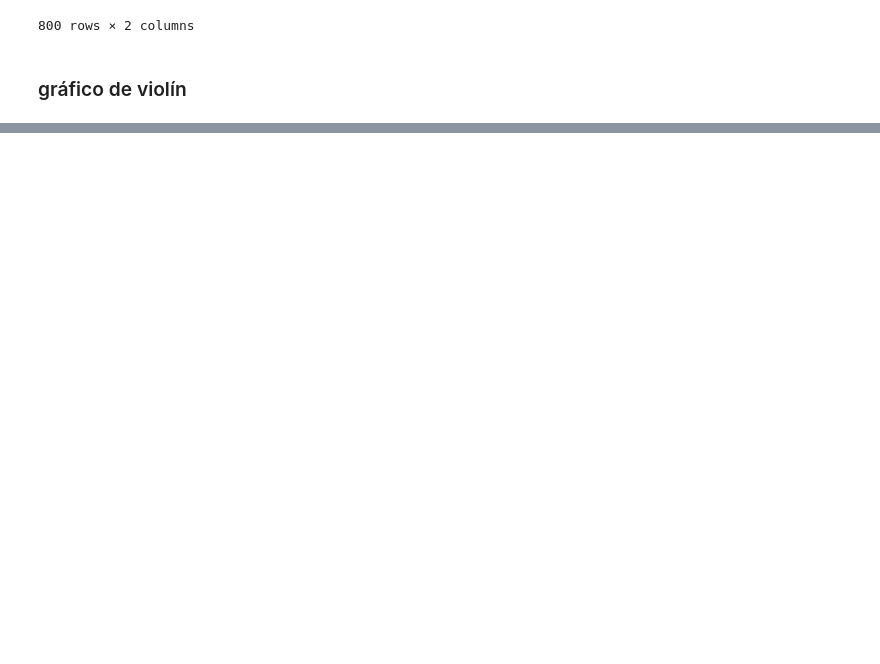
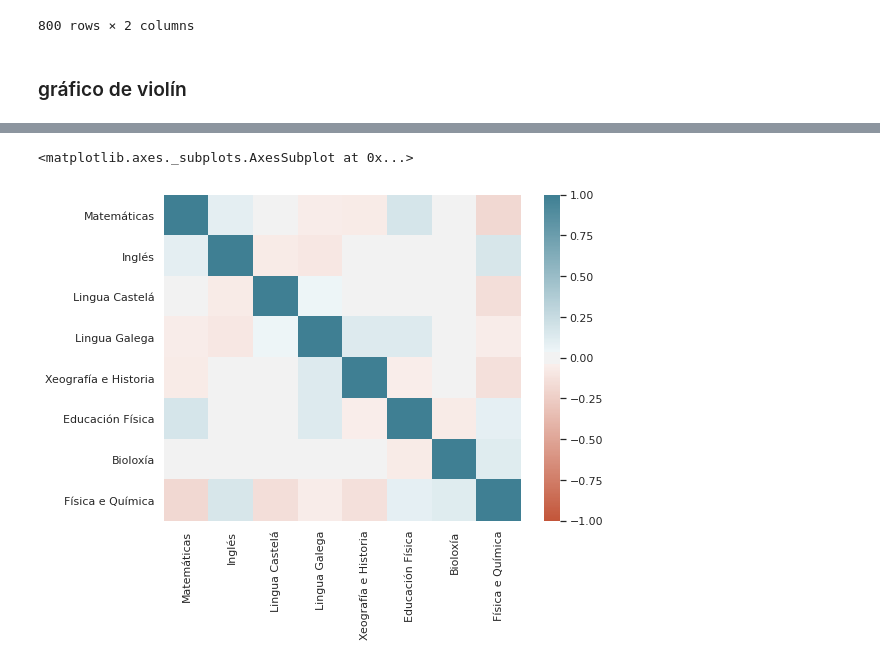
Before and after one commit to mvilarinho/arena, a Jupyter notebook: violinNotas.ipynb, the cells around one changed output, grey strips where cells are left out. Drawn from its saved outputs; the diff is of its cells as text; code cells hidden in the pictures; blank space fills up the shorter version.

```diff
--- a/violinNotas.ipynb
+++ b/violinNotas.ipynb
@@ -81,0 +103,6 @@ Name: nota, dtype: float64
+# %%
+_,ax=plt.subplots(figsize=(8,6))
+sns.heatmap(df2.corr(),vmin=-1,vmax=1,cmap=sns.diverging_palette(20,220,as_cmap=True),ax=ax)
+# %% [output]
+<matplotlib.axes._subplots.AxesSubplot at 0x...>
+[figure, added]
```
Also changed, not shown: parts of 10 cells of this notebook.
